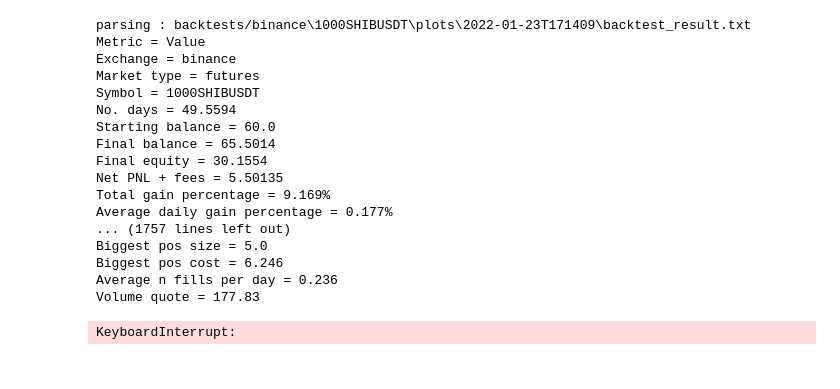
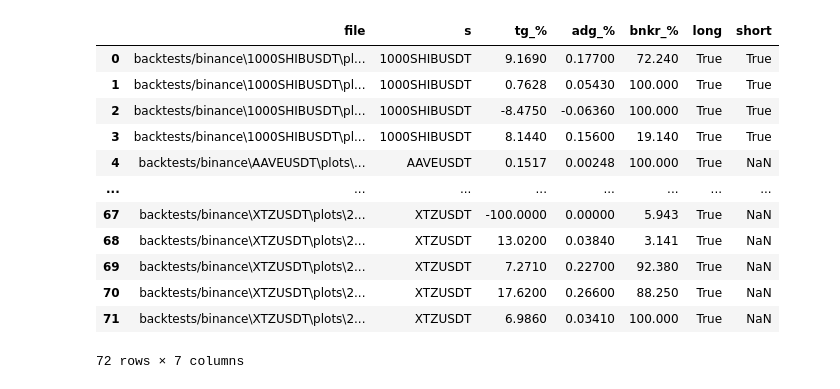
Before and after one commit to shroukkhan/passivbot, a Jupyter notebook: analyze_result.ipynb, the cells around one changed output. Drawn from its saved outputs; the diff is of its cells as text; code cells hidden in the pictures.

```diff
--- a/analyze_result.ipynb
+++ b/analyze_result.ipynb
@@ -6,31 +8,47 @@ import glob
 # %%
-for filename in glob.iglob('backtests/binance/' + '**/backtest_result.txt', recursive=True):
-     print(f'parsing : {filename}')
-     with open(filename, 'r') as file:
-          data = file.read().split('\n')
-          for l in data:
-               l = l.split('|')
-               if len(l) == 4:
-                    key = l[1].strip()
-                    value = l[2].strip()
+big_data = pd.DataFrame()
+files = glob.iglob('backtests/binance/' + '**/backtest_result.txt', recursive=True)
+i = 0
+for filename in files:
+    #print(f'parsing : {filename}')
+    with open(filename, 'r') as file:
+        data = file.read().split('\n')
+        d = {'file': filename}
+        for l in data:
+            l = l.split('|')
+            if len(l) == 4:
+                key = l[1].strip()
+                value = l[2].strip()
 
-                    #print(f'{l[1].strip()} = {l[2].strip()}')
+                if key == 'Passivbot Version ':
+                    d['v'] = value
+                if key == 'Symbol':
+                    d['s'] = value
+                if key == 'Total gain percentage':
+                    d['tg_%'] = float(value.replace('%', '').strip())
+                if key == 'Average daily gain percentage':
+                    d['adg_%'] = float(value.replace('%', '').strip())
+                if key == 'Closest bankruptcy percentage':
+                    d['bnkr_%'] = float(value.replace('%', '').strip())
+                if key == 'Long':
+                    d['long'] = bool(value)
+                if key == 'Short':
+                    d['short'] = bool(value)
+
+        big_data = big_data.append(d, ignore_index=True)
+
+big_data
 # %% [output]
+|  | file | s | tg_% | adg_% | bnkr_% | long | short |
+| 0 | backtests/binance\1000SHIBUSDT\pl... | 1000SHIBUSDT | 9.1690 | 0.17700 | 72.240 | True | True |
+| 1 | backtests/binance\1000SHIBUSDT\pl... | 1000SHIBUSDT | 0.7628 | 0.05430 | 100.000 | True | True |
+| 2 | backtests/binance\1000SHIBUSDT\pl... | 1000SHIBUSDT | -8.4750 | -0.06360 | 100.000 | True | True |
+| 3 | backtests/binance\1000SHIBUSDT\pl... | 1000SHIBUSDT | 8.1440 | 0.15600 | 19.140 | True | True |
+| 4 | backtests/binance\AAVEUSDT\plots\... | AAVEUSDT | 0.1517 | 0.00248 | 100.000 | True | NaN |
+| ... | ... | ... | ... | ... | ... | ... | ... |
+| 67 | backtests/binance\XTZUSDT\plots\2... | XTZUSDT | -100.0000 | 0.00000 | 5.943 | True | NaN |
+| 68 | backtests/binance\XTZUSDT\plots\2... | XTZUSDT | 13.0200 | 0.03840 | 3.141 | True | NaN |
+| 69 | backtests/binance\XTZUSDT\plots\2... | XTZUSDT | 7.2710 | 0.22700 | 92.380 | True | NaN |
+| 70 | backtests/binance\XTZUSDT\plots\2... | XTZUSDT | 17.6200 | 0.26600 | 88.250 | True | NaN |
+| 71 | backtests/binance\XTZUSDT\plots\2... | XTZUSDT | 6.9860 | 0.03410 | 100.000 | True | NaN |
-parsing : backtests/binance\1000SHIBUSDT\plots\2022-01-23T171409\backtest_result.txt
-Metric = Value
-Exchange = binance
-Market type = futures
-Symbol = 1000SHIBUSDT
-No. days = 49.5594
-Starting balance = 60.0
-Final balance = 65.5014
-Final equity = 30.1554
-Net PNL + fees = 5.50135
-Total gain percentage = 9.169%
-Average daily gain percentage = 0.177%
-... (1757 lines left out)
-Biggest pos size = 5.0
-Biggest pos cost = 6.246
-Average n fills per day = 0.236
-Volume quote = 177.83
+72 rows × 7 columns
-KeyboardInterrupt:
```
Also changed, not shown: parts of 5 cells of this notebook, 3 other files.
